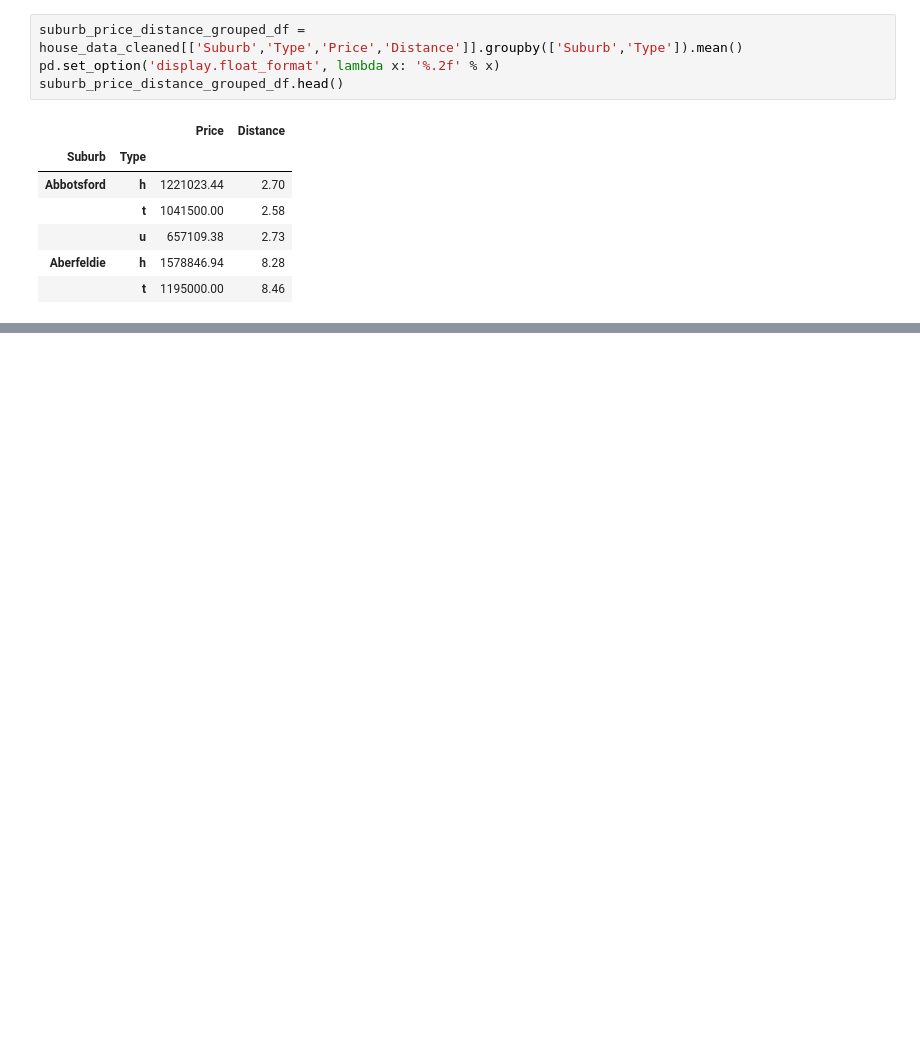
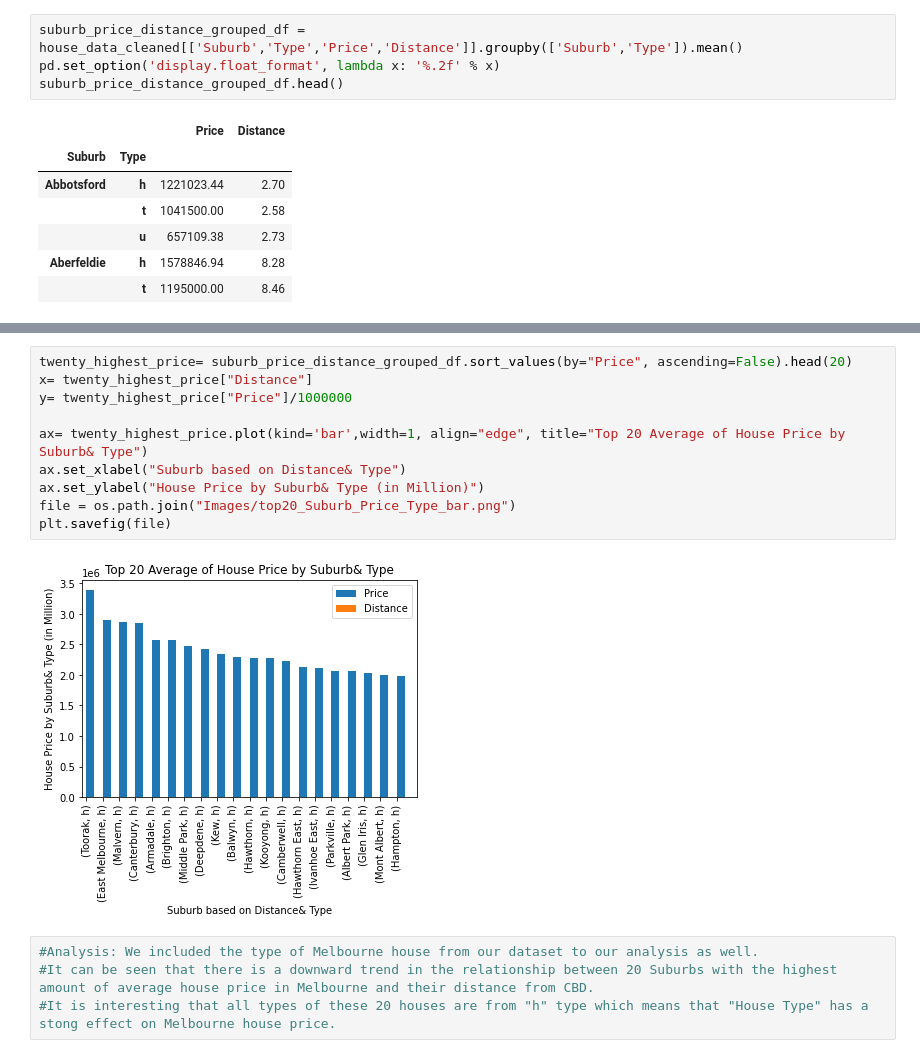
Before and after one commit to Franco1230/Data-Bootcamp-Project-1, a Jupyter notebook: Main.ipynb, the cells around one changed output, grey strips where cells are left out. Cells and saved outputs as stored; diff of their text form; blank space fills up the shorter version.

```diff
--- a/Main.ipynb
+++ b/Main.ipynb
@@ -176,0 +191,16 @@ suburb_price_distance_grouped_df.head()
+# %%
+twenty_highest_price= suburb_price_distance_grouped_df.sort_values(by="Price", ascending=False).head(20)
+x= twenty_highest_price["Distance"]
+y= twenty_highest_price["Price"]/1000000
+
+ax= twenty_highest_price.plot(kind='bar',width=1, align="edge", title="Top 20 Average of House Price by Suburb& Type")
+ax.set_xlabel("Suburb based on Distance& Type")
+ax.set_ylabel("House Price by Suburb& Type (in Million)")
+file = os.path.join("Images/top20_Suburb_Price_Type_bar.png")
+plt.savefig(file)
+# %% [output]
+[figure, added]
+# %%
+#Analysis: We included the type of Melbourne house from our dataset to our analysis as well.
+#It can be seen that there is a downward trend in the relationship between 20 Suburbs with the highest amount of average house price in Melbourne and their distance from CBD.
+#It is interesting that all types of these 20 houses are from "h" type which means that "House Type" has a stong effect on Melbourne house price.
```
Also changed, not shown: parts of 15 cells of this notebook.
